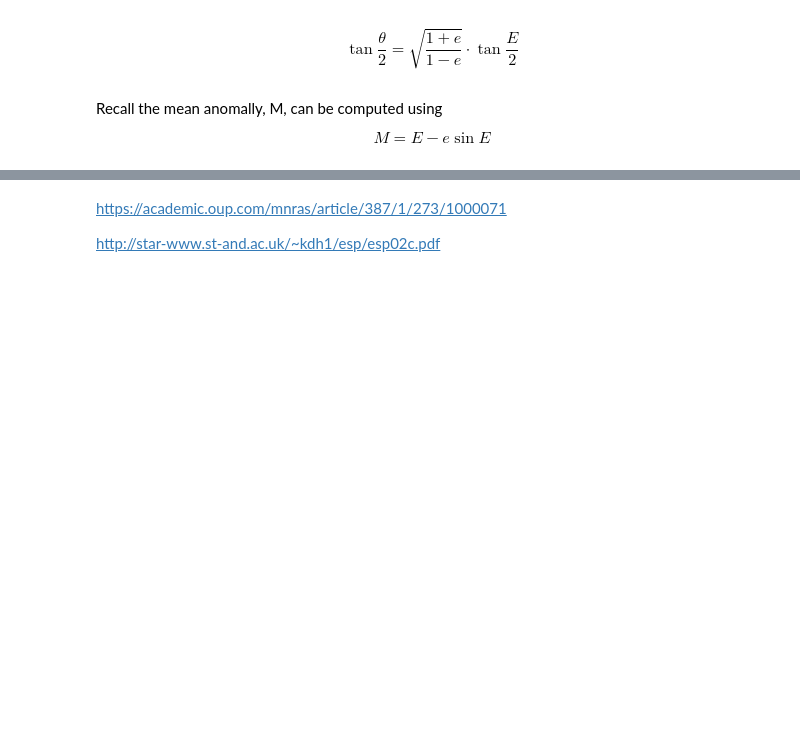
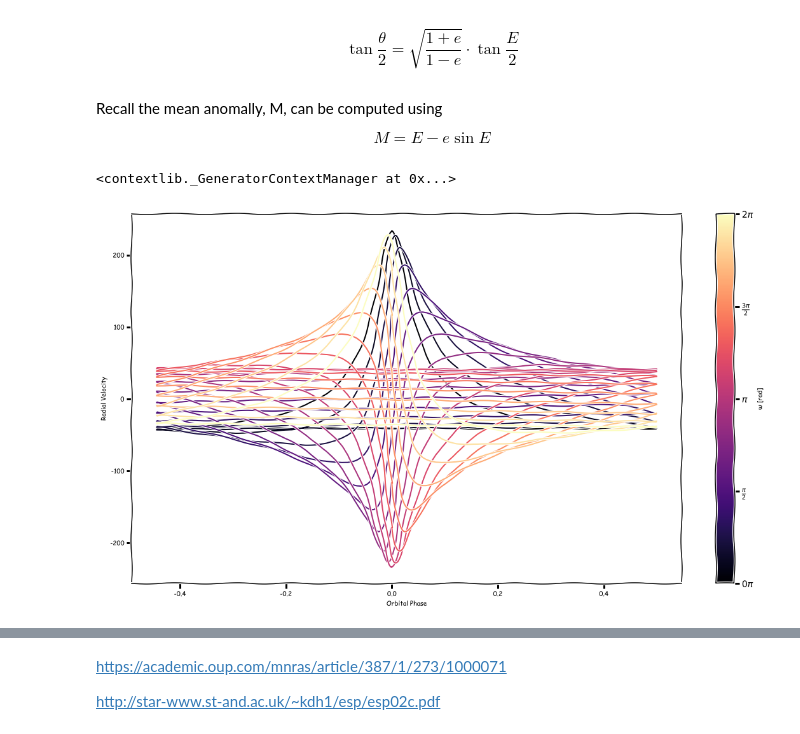
Before and after one commit to kaimibk/School, a Jupyter notebook: ASTR_423/A3/A3.ipynb, the cells around one changed output, grey strips where cells are left out. Drawn from its saved outputs; the diff is of its cells as text; code cells hidden in the pictures; blank space fills up the shorter version.

```diff
--- a/ASTR_423/A3/A3.ipynb
+++ b/ASTR_423/A3/A3.ipynb
@@ -176,5 +178,33 @@ def vr(theta, omega):
 # %%
 import matplotlib.pyplot as plt
-plt.style.use('seaborn-bright')
+#plt.style.use('ggplot')
+plt.xkcd()
+# %% [output]
+<contextlib._GeneratorContextManager at 0x...>
+# %%
+fig = plt.figure(figsize=(16,9))
+ax = plt.gca()
+
+colors = plt.cm.magma(np.linspace(0, 1, len(ω)))
+
+cax = [ax.plot(orbit_phase, vr(true_anomaly, ω[k]), c=colors[k], label=str(ω[k].round(3))) for k in range(len(ω))]
+
+## Setting up the color bar
+sm = plt.cm.ScalarMappable(cmap=plt.cm.magma, norm=plt.Normalize(vmin=0, vmax=2*np.pi))
+sm._A = []
+cbar = plt.colorbar(sm, ticks=[0, np.pi/2, np.pi, 3*np.pi/2, 2*np.pi])
+
+## Plot parameters
+cbar.set_label('ω [rad]')
+cbar.ax.set_yticklabels([r'$0\pi$', r'$\frac{\pi}{2}$', r'$\pi$', r'$\frac{3\pi}{2}$', r'$2\pi$'])
+cbar.ax.tick_params(labelsize=14)
+
+ax.set_xlabel('Orbital Phase')
+ax.set_ylabel('Radial Velocity')
+
+plt.tight_layout()
+plt.savefig('stacked_ω.png', dpi=300, bbox_inches='tight')
+# %% [output]
+[figure, added]
 # %%
 fig, axarr = plt.subplots(int(len(ω)/6), 6, figsize=(16, 9), sharex=True, sharey=True)
```
Also changed, not shown: parts of 3 cells of this notebook, 1 other file.
